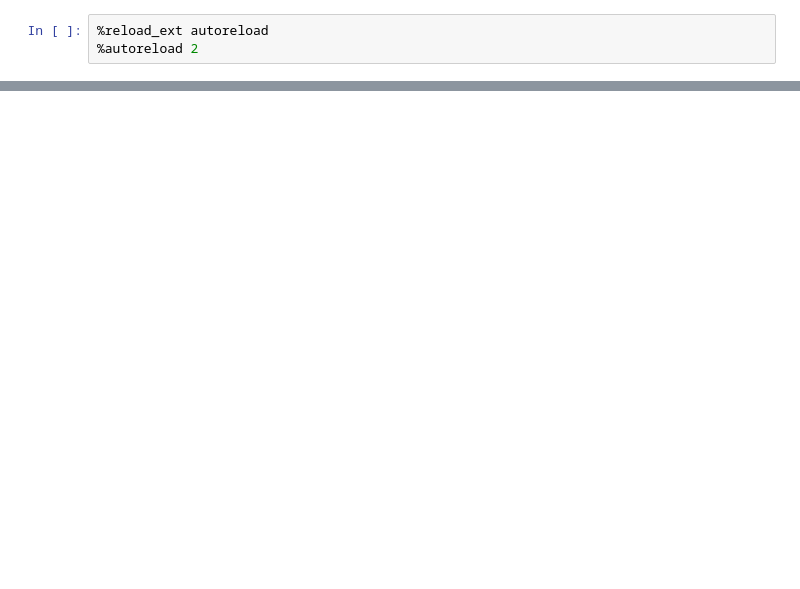
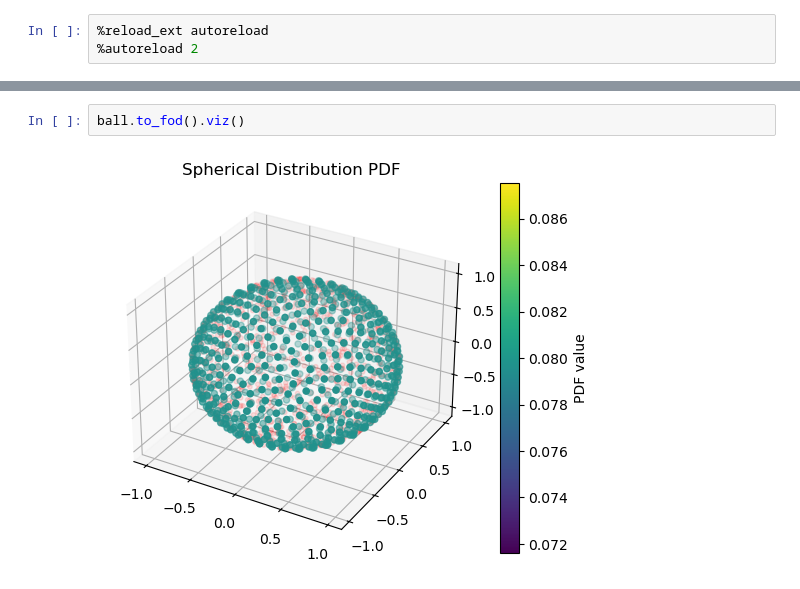
Before and after one commit to mackelab/dmri, a Jupyter notebook: notebooks/dmri_simulators.ipynb, the cells around one changed output, grey strips where cells are left out. Cells and saved outputs as stored; diff of their text form; blank space fills up the shorter version.

```diff
--- a/notebooks/dmri_simulators.ipynb
+++ b/notebooks/dmri_simulators.ipynb
@@ -143,0 +30,4 @@ plt.plot(bvals, signal)
+# %%
+ball.to_fod().viz()
+# %% [output]
+[figure, added]
```
Also changed, not shown: parts of 45 cells of this notebook, 9 other files.
